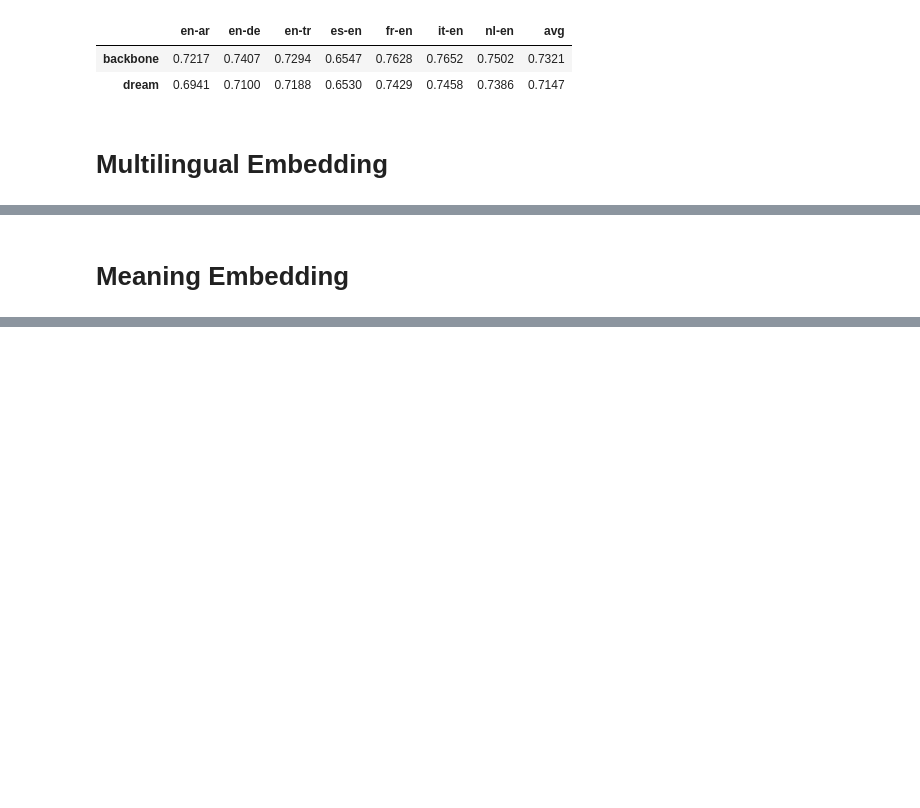
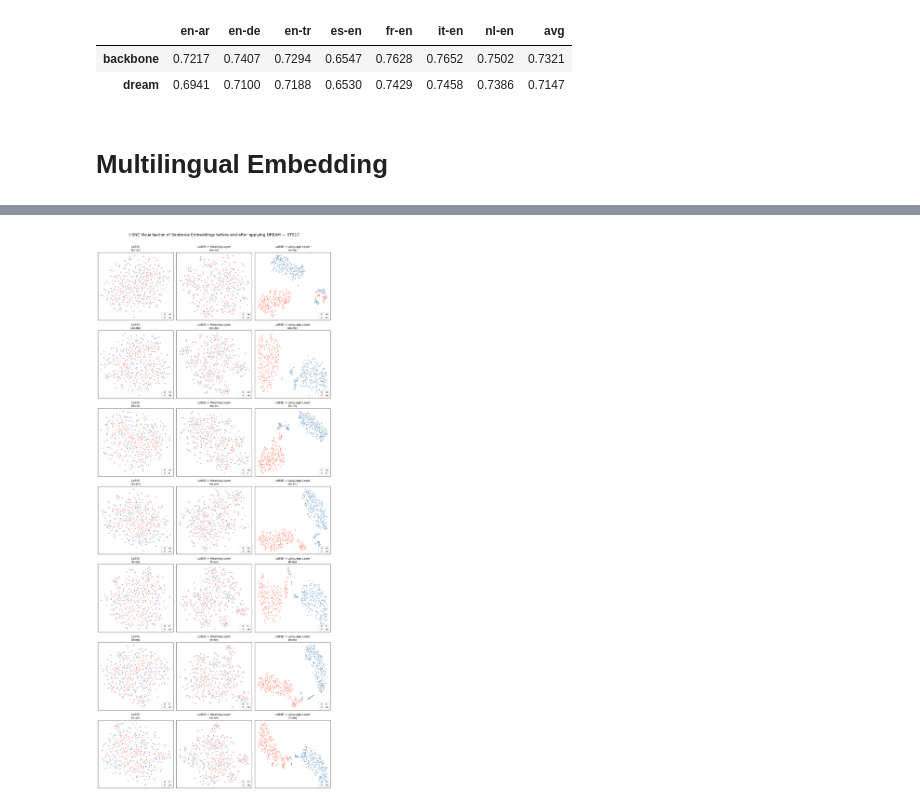
Before and after one commit to TriDo86/DREAM-vi, a Jupyter notebook: notebooks/evaluate.ipynb, the cells around one changed output, grey strips where cells are left out. Cells and saved outputs as stored; diff of their text form; code cells hidden in the pictures; blank space fills up the shorter version.

```diff
--- a/notebooks/evaluate.ipynb
+++ b/notebooks/evaluate.ipynb
@@ -24,9 +24,10 @@ sys.path.insert(0, str(PROJECT_DIR / 'src'))
 from dream.pipeline import DREAMPipeline
 # %%
 BACKBONE_NAME = "sentence-transformers/LaBSE"
-CHECKPOINT_PATH = f"{PROJECT_DIR}/checkpoints/dream_best.pt"
+CHECKPOINT_PATH = f"{PROJECT_DIR}/checkpoints/labse/dream_best.pt"
 STS17_PATH = f"{PROJECT_DIR}/data/STS17"
 
+BACKBONE_DISPLAY_NAME = BACKBONE_NAME.split('/')[-1]
 DEVICE = 'cuda' if is_available() else 'cpu'
 # %% [markdown]
 # Load Models
@@ -252,2 +135,72 @@ plt.show()
-# %% [markdown]
-# Meaning Embedding
+# %%
+import numpy as np
+import matplotlib.pyplot as plt
+from sklearn.manifold import TSNE
+
+TSNE_N = 250  # số câu mỗi ngôn ngữ — paper dùng 1000, STS17 chỉ có 250/pair
+
+def fit_tsne(emb1: np.ndarray, emb2: np.ndarray, n: int = TSNE_N, seed: int = 42) -> tuple:
+    """
+    Stack emb1 (lang A) và emb2 (lang B), chạy t-SNE chung.
+    Dùng chung 1 t-SNE fit để 2 ngôn ngữ nằm trong cùng không gian.
+    Returns: coords (2n, 2), n1 (số điểm lang A)
+    """
+    idx1 = np.random.RandomState(seed).choice(len(emb1), min(n, len(emb1)), replace=False)
+    idx2 = np.random.RandomState(seed).choice(len(emb2), min(n, len(emb2)), replace=False)
+    stacked = np.vstack([emb1[idx1], emb2[idx2]])
+    coords = TSNE(n_components=2, perplexity=30, random_state=seed, max_iter=1000).fit_transform(stacked)
+    return coords, len(idx1)
+
+
+def plot_tsne_ax(ax, coords: np.ndarray, n1: int, label1: str, label2: str, title: str):
+    """Scatter 2 ngôn ngữ trên 1 axes — giống style Figure 5 paper."""
+    ax.scatter(coords[:n1, 0], coords[:n1, 1],
+               c="steelblue", label=label1, alpha=0.6, s=12, edgecolors="none")
+    ax.scatter(coords[n1:, 0], coords[n1:, 1],
+               c="tomato",    label=label2, alpha=0.6, s=12, edgecolors="none")
+    ax.legend(loc="lower right", fontsize=8, markerscale=2)
+    ax.set_title(title, fontsize=10)
+    ax.set_xticks([]); ax.set_yticks([])
+    for spine in ax.spines.values():
+        spine.set_linewidth(0.8)
+
+
+# ── Main plot — mỗi pair là 1 dòng, 3 cột ────────────────────
+n_pairs = len(sts17)
+fig, axes = plt.subplots(n_pairs, 3, figsize=(12, 4 * n_pairs))
+
+# Đảm bảo axes luôn là 2D kể cả khi n_pairs=1
+if n_pairs == 1:
+    axes = axes[np.newaxis, :]
+
+col_titles = [f"{BACKBONE_DISPLAY_NAME}", f"{BACKBONE_DISPLAY_NAME} + Meaning Layer", f"{BACKBONE_DISPLAY_NAME} + Language Layer"]
+
+for row, data in enumerate(sts17):
+    lang1, lang2 = data.lang_pairs.split("-")
+
+    print(f"  Running t-SNE for {data.lang_pairs} …")
+
+    # Col 0 — Backbone (chưa qua DREAM)
+    coords, n1 = fit_tsne(data.emb_sent1_backbone, data.emb_sent2_backbone)
+    plot_tsne_ax(axes[row, 0], coords, n1, lang1, lang2,
+                 title=f"{BACKBONE_DISPLAY_NAME}\n({data.lang_pairs})")
+
+    # Col 1 — DREAM Meaning embedding
+    coords, n1 = fit_tsne(data.emb_sent1_dream, data.emb_sent2_dream)
+    plot_tsne_ax(axes[row, 1], coords, n1, lang1, lang2,
+                 title=f"{BACKBONE_DISPLAY_NAME} + Meaning Layer\n({data.lang_pairs})")
+
+    # Col 2 — DREAM Language embedding
+    coords, n1 = fit_tsne(data.lang_sent1_dream, data.lang_sent2_dream)
+    plot_tsne_ax(axes[row, 2], coords, n1, lang1, lang2,
+                 title=f"{BACKBONE_DISPLAY_NAME} + Language Layer\n({data.lang_pairs})")
+
+# Column headers
+for col, title in enumerate(col_titles):
+    axes[0, col].set_title(f"{title}\n({sts17[0].lang_pairs})", fontsize=10)
+
+fig.suptitle("t-SNE Visualisation of Sentence Embeddings before and after applying DREAM — STS17", fontsize=14, y=1.005)
+plt.tight_layout()
+plt.savefig(f"{BACKBONE_DISPLAY_NAME}.png", dpi=150, bbox_inches="tight")
+plt.show()
+# %% [output]
@@ -253,0 +214 @@ plt.show()
+[figure, added]
```
Also changed, not shown: parts of 5 cells of this notebook, 5 other files.
